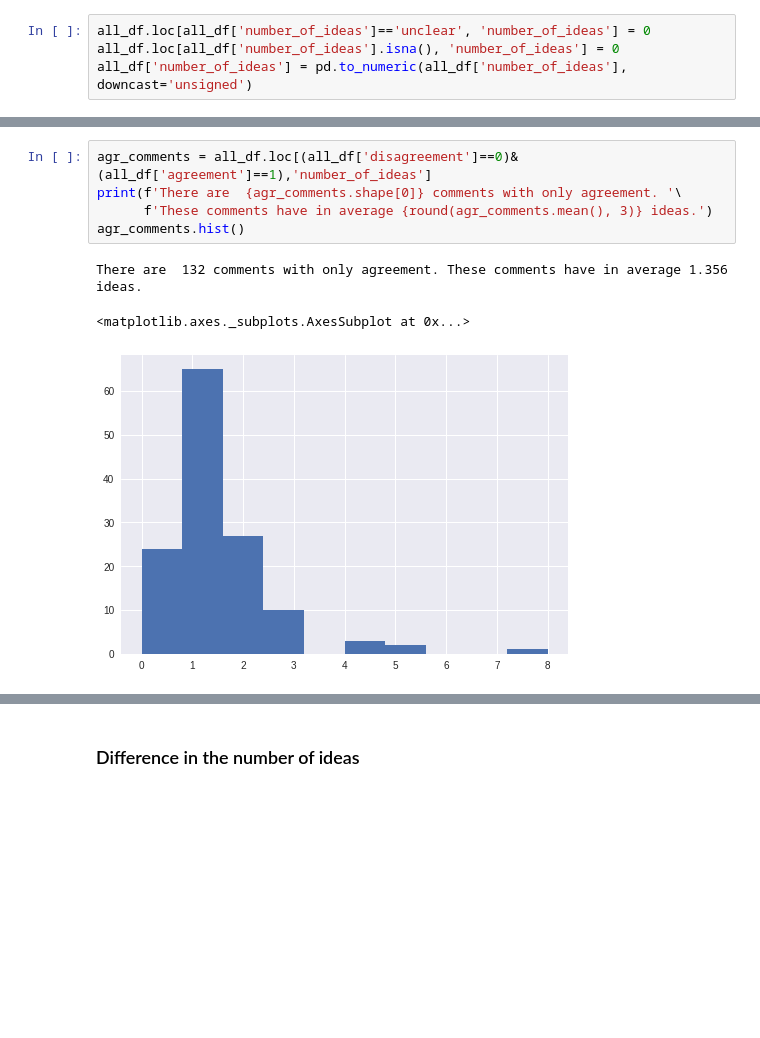
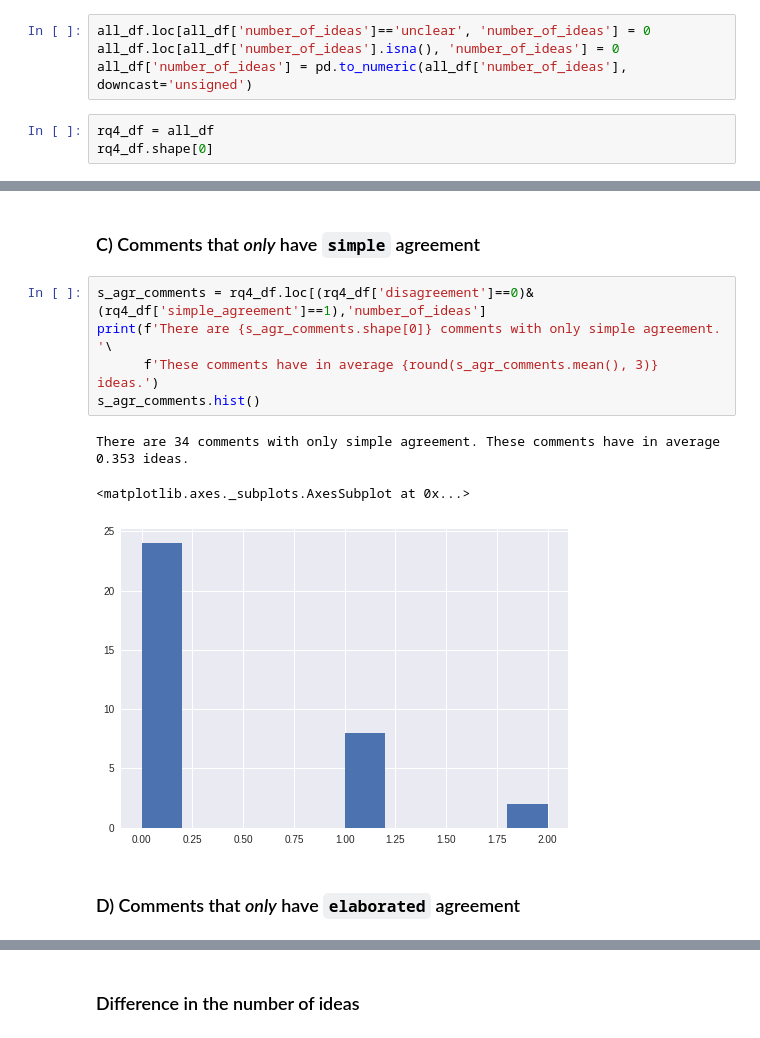
Before and after one commit to joausaga/disagreement, a Jupyter notebook: disagreement.ipynb, the cells around one changed output, grey strips where cells are left out. Drawn from its saved outputs; the diff is of its cells as text; blank space fills up the shorter version.

```diff
--- a/disagreement.ipynb
+++ b/disagreement.ipynb
@@ -1482,3 +1666,6 @@ The diference between the means is statistically significant (p-value 6.03809480
 all_df.loc[all_df['number_of_ideas']=='unclear', 'number_of_ideas'] = 0
 all_df.loc[all_df['number_of_ideas'].isna(), 'number_of_ideas'] = 0
 all_df['number_of_ideas'] = pd.to_numeric(all_df['number_of_ideas'], downcast='unsigned')
+# %%
+rq4_df = all_df
+rq4_df.shape[0]
@@ -1498,9 +1696,13 @@ There are  165 comments with only disagreement. These comments have in average 1
+# %% [markdown]
+### C) Comments that *only* have `simple` agreement
 # %%
-agr_comments = all_df.loc[(all_df['disagreement']==0)&(all_df['agreement']==1),'number_of_ideas']
-print(f'There are  {agr_comments.shape[0]} comments with only agreement. '\
-      f'These comments have in average {round(agr_comments.mean(), 3)} ideas.')
-agr_comments.hist()
+s_agr_comments = rq4_df.loc[(rq4_df['disagreement']==0)&(rq4_df['simple_agreement']==1),'number_of_ideas']
+print(f'There are {s_agr_comments.shape[0]} comments with only simple agreement. '\
+      f'These comments have in average {round(s_agr_comments.mean(), 3)} ideas.')
+s_agr_comments.hist()
 # %% [output]
-There are  132 comments with only agreement. These comments have in average 1.356 ideas.
+There are 34 comments with only simple agreement. These comments have in average 0.353 ideas.
 <matplotlib.axes._subplots.AxesSubplot at 0x...>
-[figure, old version]
+[figure, new version]
+# %% [markdown]
+### D) Comments that *only* have `elaborated` agreement
```
Also changed, not shown: parts of 162 cells of this notebook.
